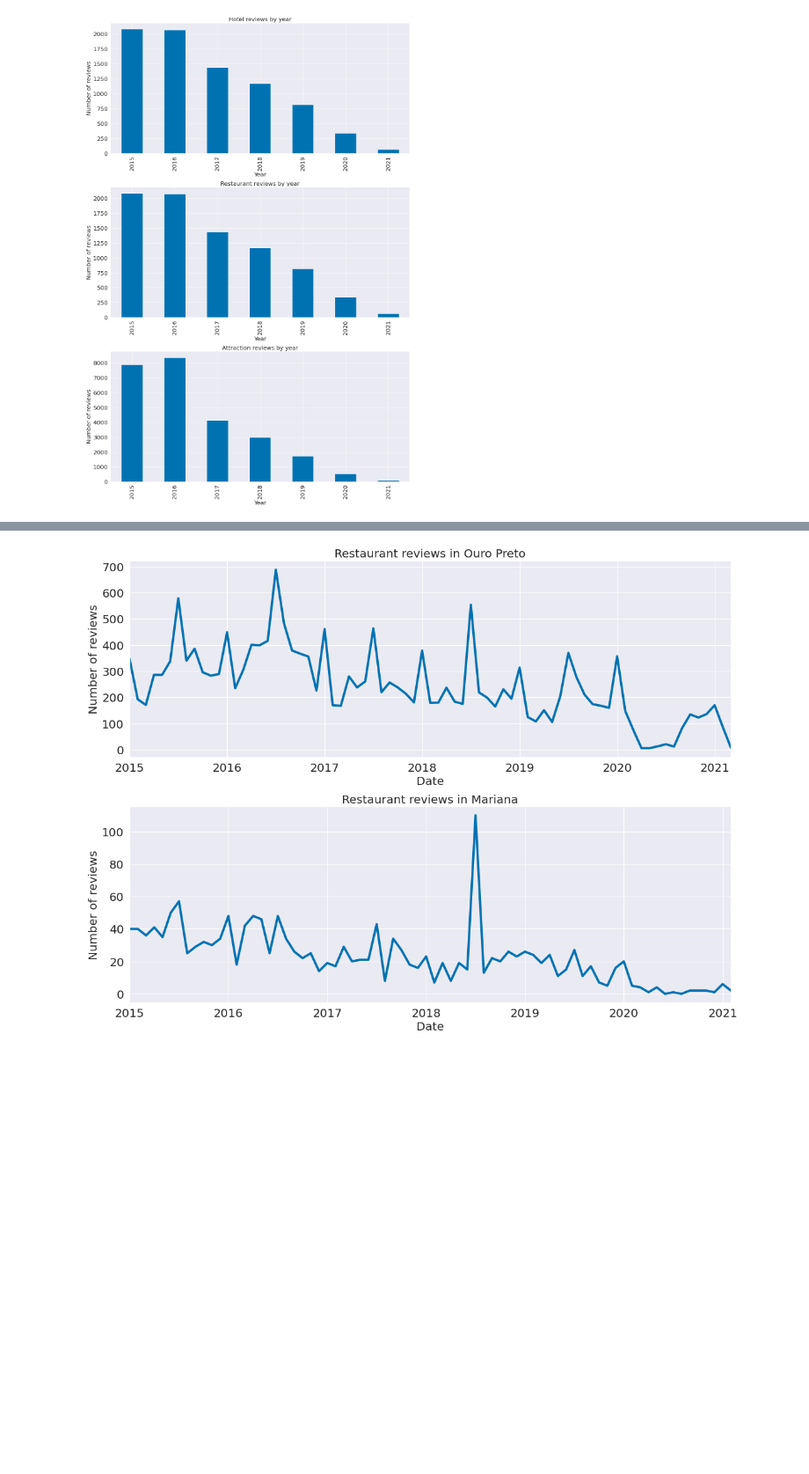
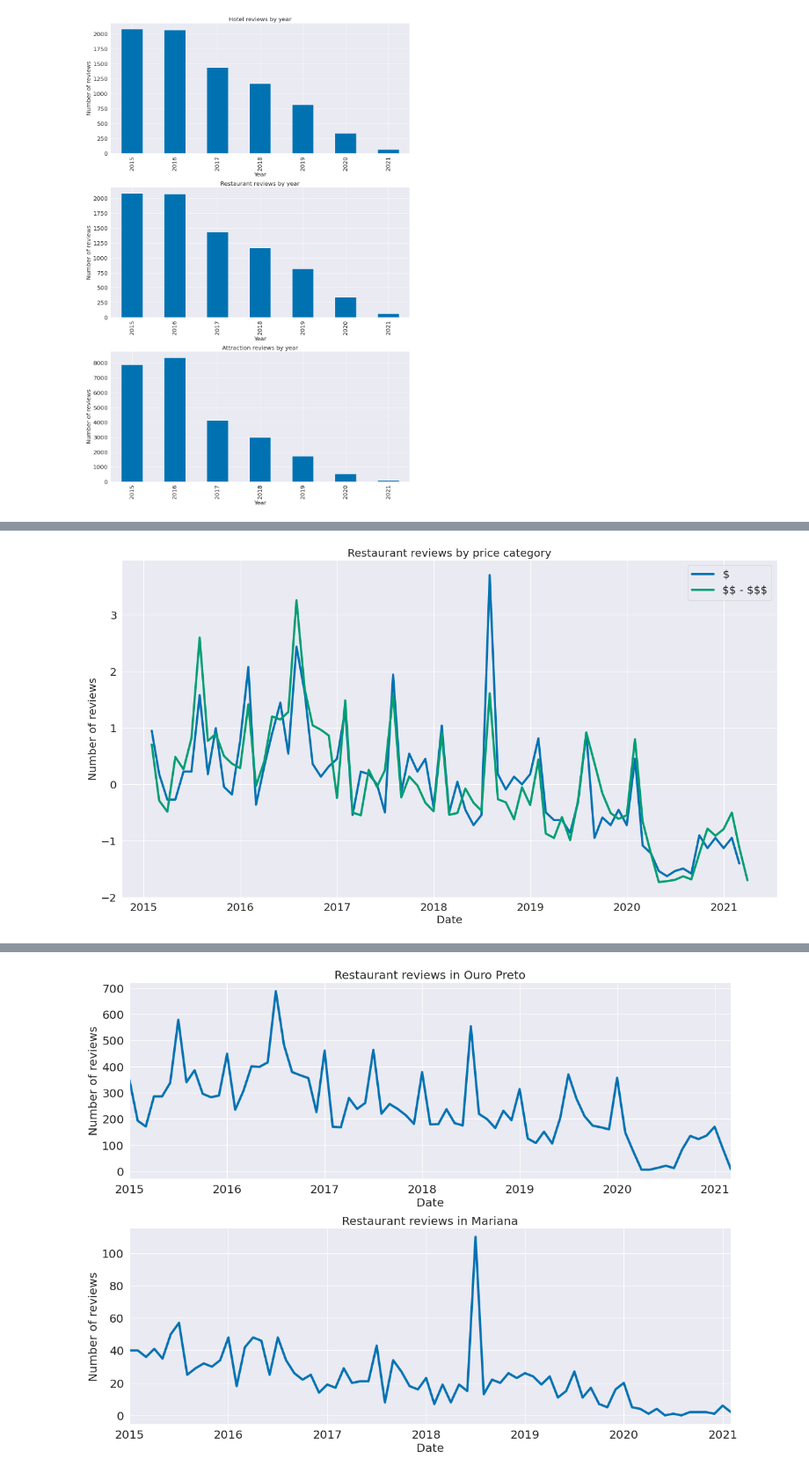
Before and after one commit to viengg/tripadvisor-scraper, a Jupyter notebook: analysis.ipynb, the cells around one changed output, grey strips where cells are left out. Shown at 88% size. Saved outputs shown, nothing was run; the diff lists cells and outputs as text; code cells hidden in the pictures; blank space fills up the shorter version.

```diff
--- a/analysis.ipynb
+++ b/analysis.ipynb
@@ -184,3 +191,21 @@ plt.savefig('graficos/en-grafico4.png')
+# %%
+merged_df = pd.merge(restaurantes, avaliacoes_restaurantes_recentes, how='right', left_on='restaurante_id', right_on='estabelecimento_id')
+
+avaliacoes_rest_barato = merged_df[merged_df['categoria_preco'] == '$']
+avaliacoes_rest_med = merged_df[merged_df['categoria_preco'] == '$$ - $$$']
+
+plt.figure(figsize=(18,10))
+plt.plot(normalize(avaliacoes_rest_barato.set_index('data_avaliacao')['estabelecimento'].resample('M').count()))
+plt.plot(normalize(avaliacoes_rest_med.set_index('data_avaliacao')['estabelecimento'].resample('M').count()))
+
+plt.xlabel('Date')
+plt.ylabel('Number of reviews')
+plt.title('Restaurant reviews by price category')
+plt.legend(['$', '$$ - $$$'])
+plt.tight_layout()
+plt.savefig('graficos/en-grafico6.png')
+# %% [output]
+[figure, added]
 # %%
 avaliacoes_hoteis_ouro_preto = merged_df[merged_df['cidade'] == 'Ouro Preto ']
 avaliacoes_hoteis_mariana = merged_df[merged_df['cidade'] == 'Mariana ']
```
Also changed, not shown: parts of 18 cells of this notebook, 17 other files.
